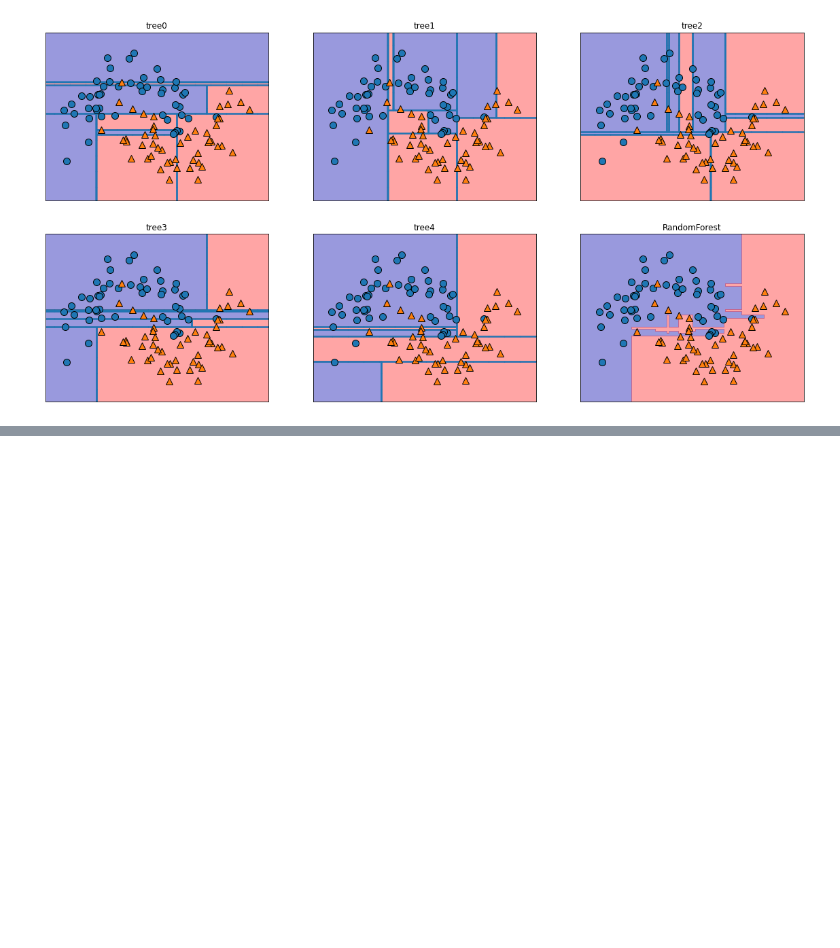
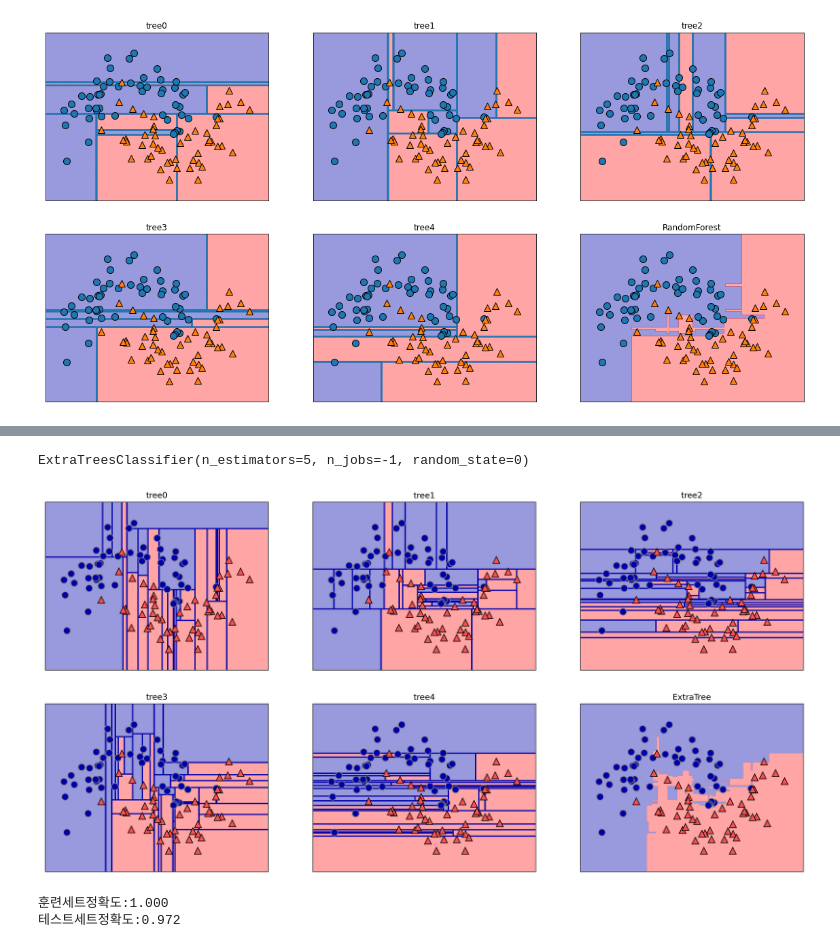
Before and after one commit to SWiwoo/CornStudy, a Jupyter notebook: chapter2__지도_학습_2.ipynb, the cells around one changed output, grey strips where cells are left out. Saved outputs shown, nothing was run; the diff lists cells and outputs as text; code cells hidden in the pictures; blank space fills up the shorter version.

```diff
--- a/chapter2__지도_학습_2.ipynb
+++ b/chapter2__지도_학습_2.ipynb
@@ -421,0 +699,39 @@ mglearn.discrete_scatter(X[:,0],X[:,1],y)
+# %%
+# two_moons 데이터셋에 엑스트라 트리를 적용하여 결정 경계를 확인해 보겠음
+# 후보 노드를 랜덤하게 분할한 다음 최선의 분할을 찾기 때문에 개별 트리의 결정 경계가 더 복잡해졌음
+# 개별 트리를 앙상블한 엑스트라 트리의 결정 경계는 비교적 안정적
+
+from sklearn.ensemble import ExtraTreesClassifier
+xtree=ExtraTreesClassifier(n_estimators=5, n_jobs=-1, random_state=0)
+xtree.fit(Xm_train, ym_train)
+# %% [output]
+ExtraTreesClassifier(n_estimators=5, n_jobs=-1, random_state=0)
+# %%
+fig, axes=plt.subplots(2,3,figsize=(20,10))
+for i, (ax, tree) in enumerate(zip(axes.ravel(), xtree.estimators_)):
+  ax.set_title("tree{}".format(i))
+  mglearn.plots.plot_tree_partition(Xm,ym,tree,ax=ax)
+
+mglearn.plots.plot_2d_separator(xtree, Xm, fill=True, ax=axes[-1,-1], alpha=.4)
+axes[-1,-1].set_title("ExtraTree")
+mglearn.discrete_scatter(Xm[:,0], Xm[:,1], ym)
+plt.show()
+# %% [output]
+[figure, added]
+# %%
+# 이번엔 트리 개수를 100으로 지정, cancer 데이터셋
+
+xtree=ExtraTreesClassifier(n_estimators=5, n_jobs=-1, random_state=0)
+xtree.fit(Xc_train, yc_train)
+
+
+print("훈련세트정확도:{:.3f}".format(xtree.score(Xc_train, yc_train)))
+print("테스트세트정확도:{:.3f}".format(xtree.score(Xc_test, yc_test)))
+
+## 엑스트라 트리는 랜덤 포레스트와 거의 같은 성능을 내고 있음
+## 엑스트라 트리가 랜덤 포레스트보다 계산 비용이 비교적 적지만 무작위 분할 때문에
+# 일반화 성능을 높이려면 종종 많은 트리를 만들어야 함
+# 일반적으로 랜덤 포레스트가 더 선호되는 이유
+# %% [output]
+훈련세트정확도:1.000
+테스트세트정확도:0.972
```
Also changed, not shown: parts of 30 cells of this notebook.
